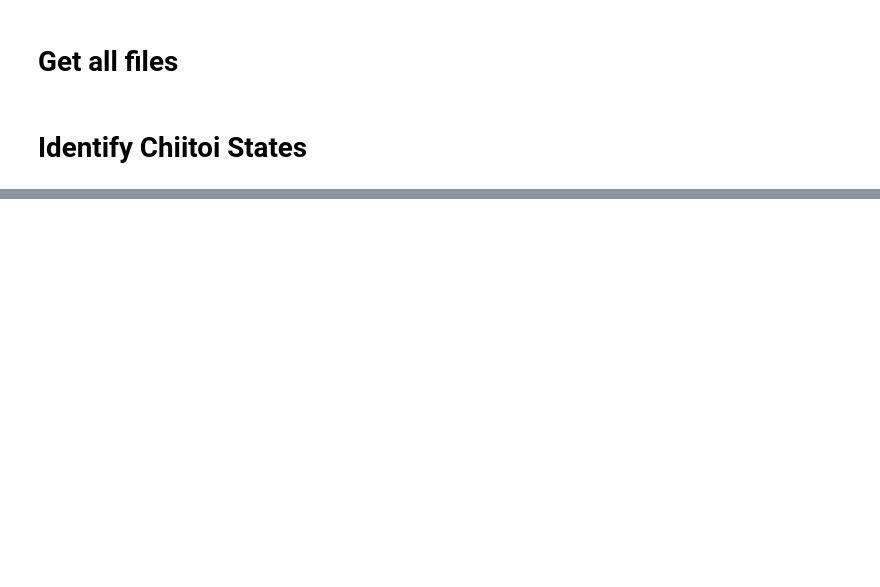
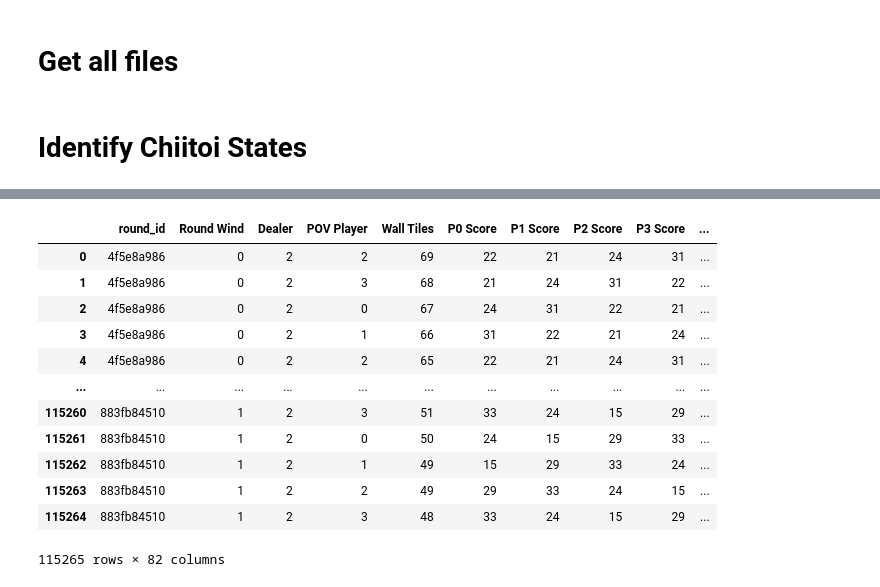
Before and after one commit to Efithor/riichi-dendrology, a Jupyter notebook: fuller_data_clean.ipynb, the cells around one changed output, grey strips where cells are left out. Saved outputs shown, nothing was run; the diff lists cells and outputs as text; code cells hidden in the pictures; blank space fills up the shorter version.

```diff
--- a/fuller_data_clean.ipynb
+++ b/fuller_data_clean.ipynb
@@ -183,0 +202,35 @@ states.shape
+# %%
+# 1. find the index of the first True for each group
+first_real = (
+    result[result['is_chiitoi']]
+    .groupby('round_id', sort=False)
+    .apply(lambda g: g.index[0])
+    .rename('first_idx')
+)
+
+# 2. map that back onto every row in df
+result = result.reset_index()  # make the original index a column so we can compare to first_idx
+result['first_idx'] = result['round_id'].map(first_real)
+
+# 3. keep only rows whose original index is <= that group’s first_idx
+df_truncated = (
+    result[result['index'] <= result['first_idx']]
+    .drop(['first_idx', 'index', 'is_chiitoi'], axis=1)
+    .reset_index(drop=True)
+)
+# %%
+df_truncated
+# %% [output]
+|  | round_id | Round Wind | Dealer | POV Player | Wall Tiles | P0 Score | P1 Score | P2 Score | P3 Score | ... |
+| 0 | 4f5e8a986 | 0 | 2 | 2 | 69 | 22 | 21 | 24 | 31 | ... |
+| 1 | 4f5e8a986 | 0 | 2 | 3 | 68 | 21 | 24 | 31 | 22 | ... |
+| 2 | 4f5e8a986 | 0 | 2 | 0 | 67 | 24 | 31 | 22 | 21 | ... |
+| 3 | 4f5e8a986 | 0 | 2 | 1 | 66 | 31 | 22 | 21 | 24 | ... |
+| 4 | 4f5e8a986 | 0 | 2 | 2 | 65 | 22 | 21 | 24 | 31 | ... |
+| ... | ... | ... | ... | ... | ... | ... | ... | ... | ... | ... |
+| 115260 | 883fb84510 | 1 | 2 | 3 | 51 | 33 | 24 | 15 | 29 | ... |
+| 115261 | 883fb84510 | 1 | 2 | 0 | 50 | 24 | 15 | 29 | 33 | ... |
+| 115262 | 883fb84510 | 1 | 2 | 1 | 49 | 15 | 29 | 33 | 24 | ... |
+| 115263 | 883fb84510 | 1 | 2 | 2 | 49 | 29 | 33 | 24 | 15 | ... |
+| 115264 | 883fb84510 | 1 | 2 | 3 | 48 | 33 | 24 | 15 | 29 | ... |
+115265 rows × 82 columns
```
Also changed, not shown: parts of 28 cells of this notebook.
